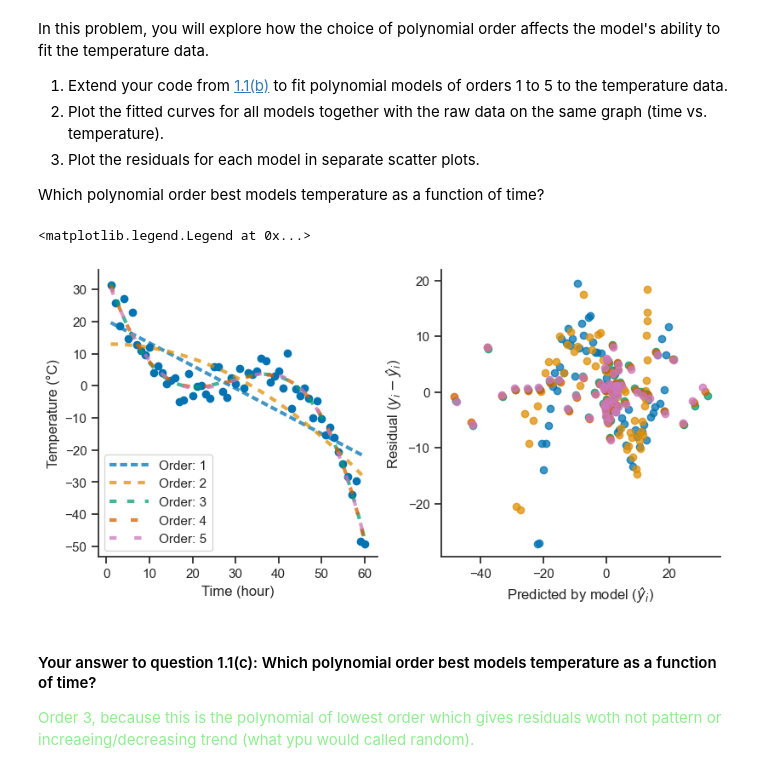
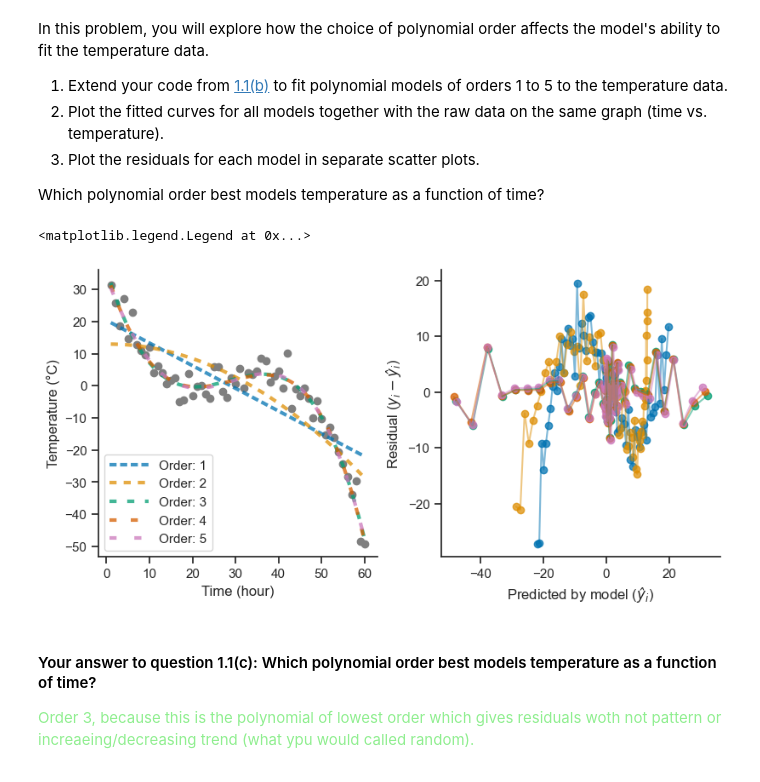
Before and after one commit to haavarug/chemometrics, a Jupyter notebook: exercises/exercise-001/01_Exercise_1.ipynb, the cells around one changed output. Cells and saved outputs as stored; diff of their text form; code cells hidden in the pictures.

```diff
--- a/exercises/exercise-001/01_Exercise_1.ipynb
+++ b/exercises/exercise-001/01_Exercise_1.ipynb
@@ -189,29 +191,30 @@ Which polynomial order best models temperature as a function of time?
 # %%
 # Your code here for fitting the model, plotting it, and the residuals
 x = data["hour"]
 y = data["temperature"]
 
 # Plot the fitted polynomial and residuals
 fig, (ax1, ax2) = plt.subplots(
     constrained_layout=True, ncols=2, figsize=(8, 4)
 )
-ax1.scatter(data["hour"], data["temperature"])
+ax1.scatter(data["hour"], data["temperature"], c='tab:gray')
 ax1.set(xlabel="Time (hour)", ylabel="Temperature (°C)")
 ax2.set(xlabel="Predicted by model ($ŷ_i$)", ylabel="Residual ($y_i - ŷ_i$)")
 
 for order in range(1, 6):
     param, res, _, _, _ = np.polyfit(x, y, deg=order, full=True)
     y_hat = np.polyval(param, x)
     residual = y - y_hat
 
     l, = ax1.plot(x, y_hat, lw=3, label=f"Order: {order}", alpha=0.75, ls=(0,(2,order)))
     ax2.scatter(y_hat, residual, c=[l.get_color()], alpha=0.75)
+    ax2.plot(y_hat, residual, color=l.get_color(), alpha=0.5)
 
 sns.despine(fig=fig)
 ax1.legend(handlelength=3)
 # %% [output]
 <matplotlib.legend.Legend at 0x...>
-[figure, old version]
+[figure, new version]
 # %% [markdown]
 #### Your answer to question 1.1(c): Which polynomial order best models temperature as a function of time?
 
```
Also changed, not shown: parts of 20 cells of this notebook, 1 other file.
